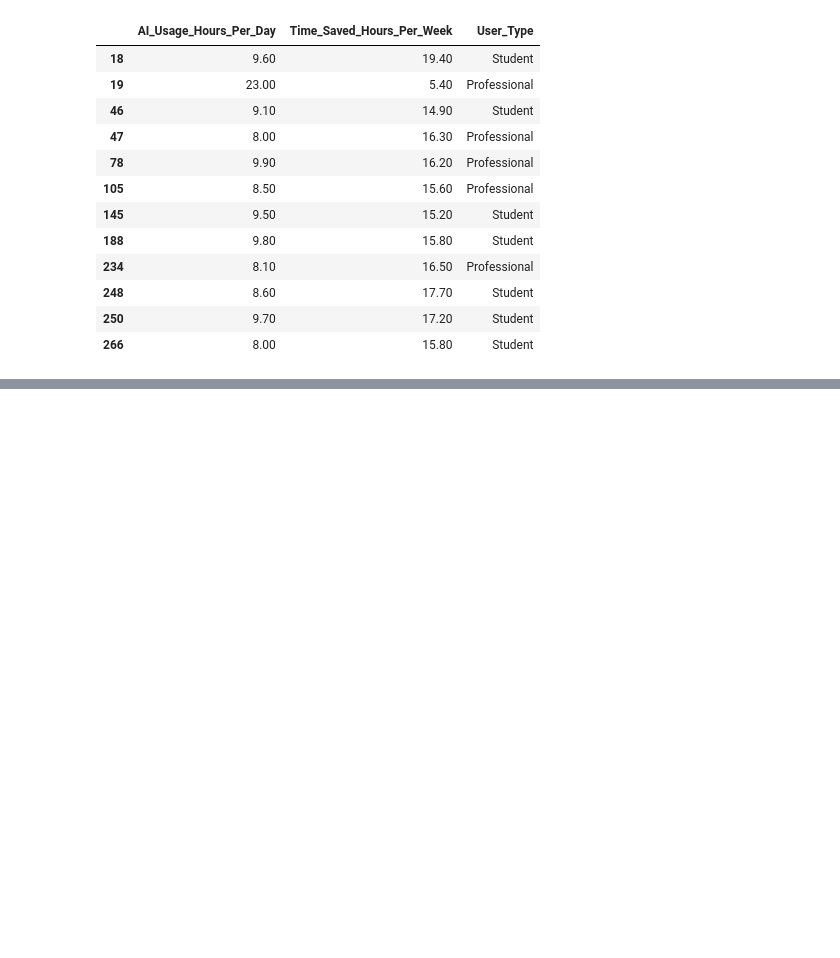
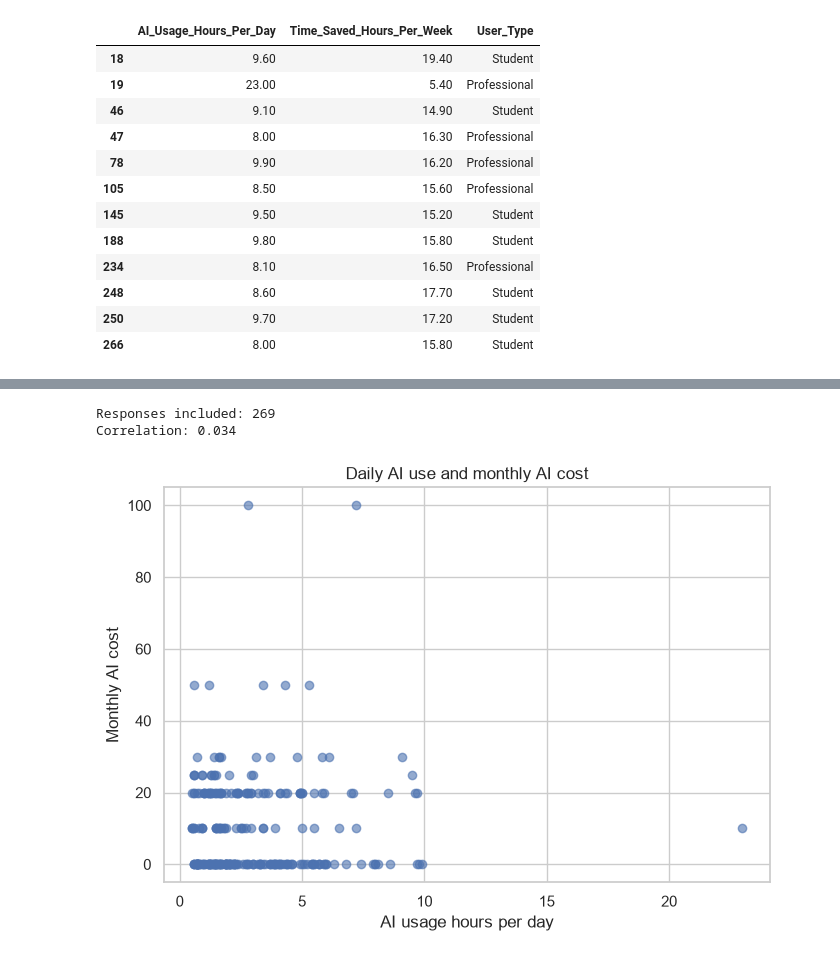
Before and after one commit to jeromgeid-ui/1-day-assignment, a Jupyter notebook: clean_data_AI_Usage_and_impact_on_students_and_professors.ipynb, the cells around one changed output, grey strips where cells are left out. Drawn from its saved outputs; the diff is of its cells as text; code cells hidden in the pictures; blank space fills up the shorter version.

```diff
--- a/clean_data_AI_Usage_and_impact_on_students_and_professors.ipynb
+++ b/clean_data_AI_Usage_and_impact_on_students_and_professors.ipynb
@@ -678,0 +877,27 @@ Time_Saved_Hours_Per_Week: values below -4.43 or above 14.98 are flagged
+# %%
+cost_data = df[
+    ["AI_Usage_Hours_Per_Day", "Monthly_AI_Cost"]
+].dropna()
+
+correlation = cost_data["AI_Usage_Hours_Per_Day"].corr(
+    cost_data["Monthly_AI_Cost"]
+)
+
+print("Responses included:", len(cost_data))
+print("Correlation:", round(correlation, 3))
+
+plt.figure(figsize=(7, 5))
+plt.scatter(
+    cost_data["AI_Usage_Hours_Per_Day"],
+    cost_data["Monthly_AI_Cost"],
+    alpha=0.6
+)
+plt.xlabel("AI usage hours per day")
+plt.ylabel("Monthly AI cost")
+plt.title("Daily AI use and monthly AI cost")
+plt.tight_layout()
+plt.show()
+# %% [output]
+Responses included: 269
+Correlation: 0.034
+[figure, added]
```
Also changed, not shown: parts of 40 cells of this notebook, 8 other files.
